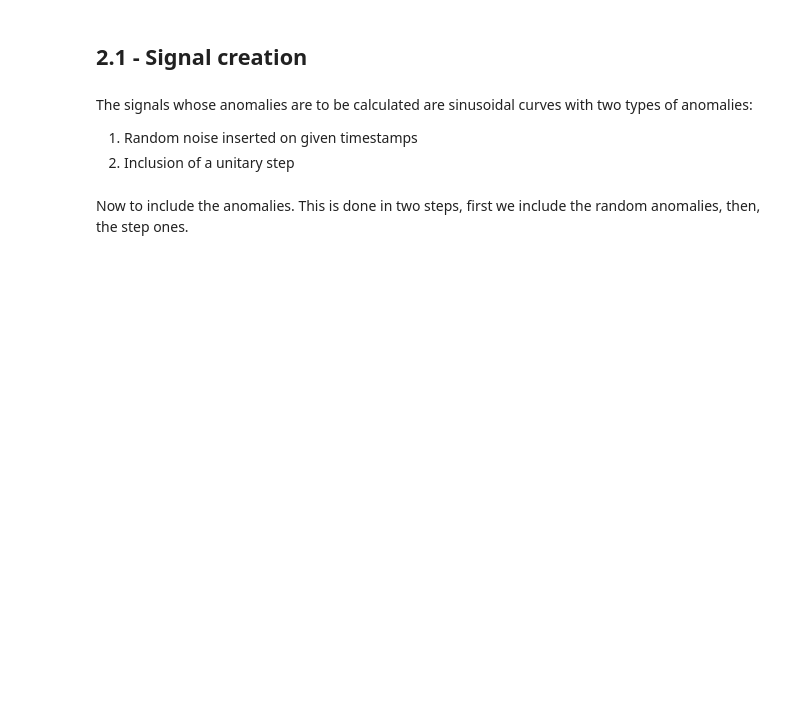
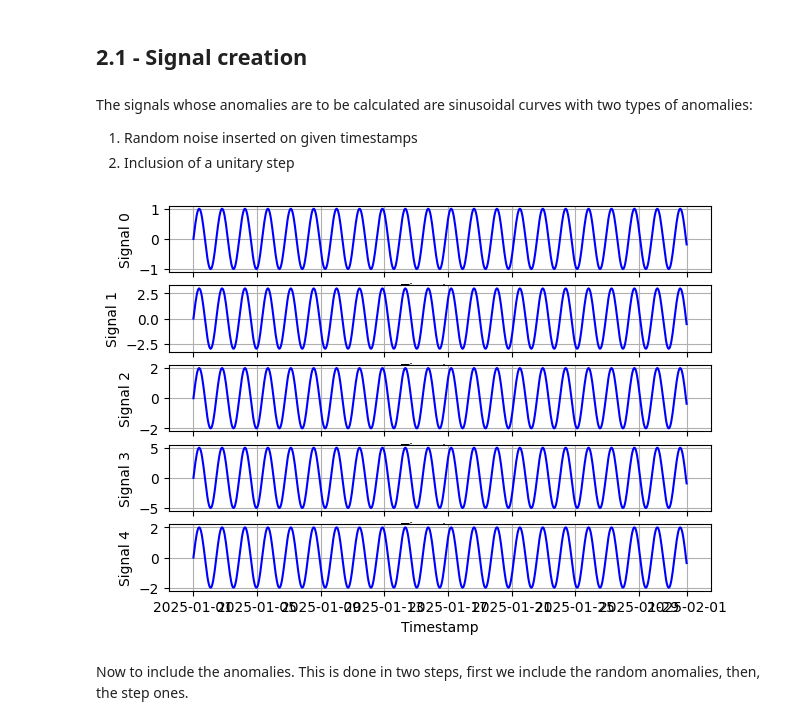
Before and after one commit to Lopes941/PyFADe, a Jupyter notebook: notebooks/anomaly_detection.ipynb, the cells around one changed output. Saved outputs shown, nothing was run; the diff lists cells and outputs as text; code cells hidden in the pictures; blank space fills up the shorter version.

```diff
--- a/notebooks/anomaly_detection.ipynb
+++ b/notebooks/anomaly_detection.ipynb
@@ -42,23 +42,25 @@ The signals whose anomalies are to be calculated are sinusoidal curves with two
 # %%
 # Signal data
 num_signals = 5
 start_date = '2025-01-01'
 end_date = '2025-02-01'
 timestamps = pd.date_range(start_date,end_date,freq='h')
 amplitudes = [1, 3, 2, 5, 2]
 freq = 1/11 # In 1/h
 
 
 values = np.empty((timestamps.size,num_signals),dtype=float)
 time = (timestamps-timestamps[0]).total_seconds()/3600
 for s in range(num_signals):
     values[:,s] = amplitudes[s] * np.sin(2*freq*time)
 
 orig_signals = pd.DataFrame(values,index=timestamps)
 orig_signals.columns = [f'Signal {k}' for k in range(num_signals)]
 orig_signals.index = pd.to_datetime(orig_signals.index)
 
-pyfade.plot_multiple(orig_signals);
+pf.plot_multiple(orig_signals);
+# %% [output]
+[figure, added]
 # %% [markdown]
 Now to include the anomalies. This is done in two steps, first we include the random anomalies, then, the step ones.
 # %%
```
Also changed, not shown: parts of 33 cells of this notebook, 18 other files.
